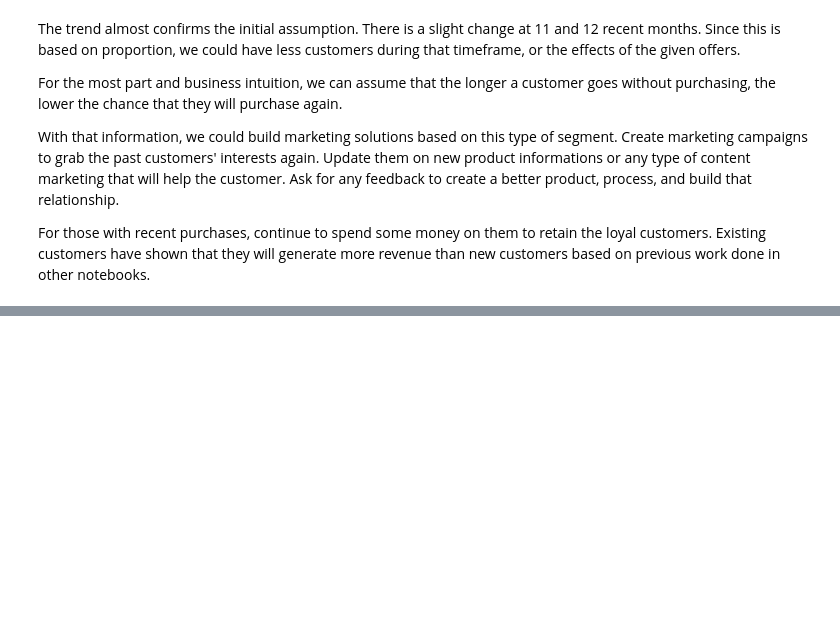
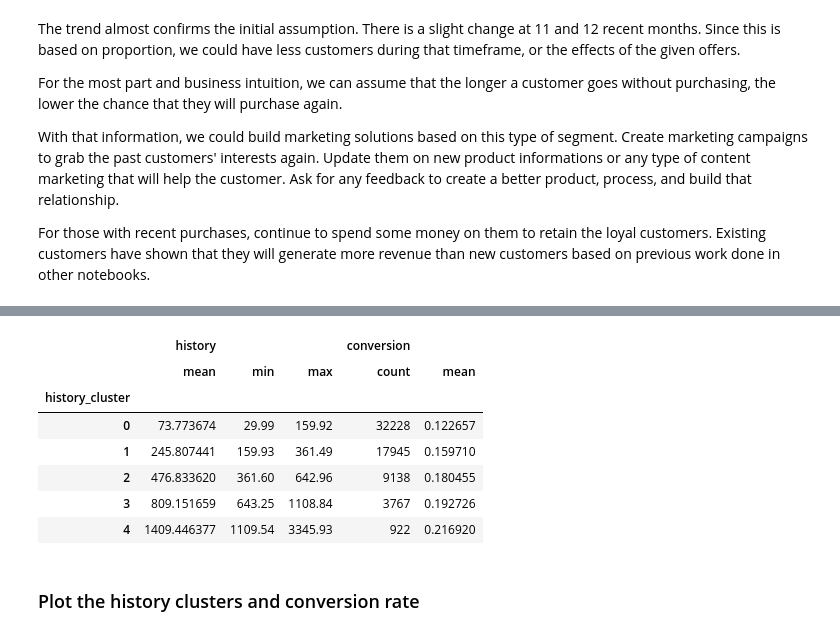
Before and after one commit to davidtnly/MachineLearning, a Jupyter notebook: 29-market-response-models.ipynb, the cells around one changed output, grey strips where cells are left out. Cells and saved outputs as stored; diff of their text form; code cells hidden in the pictures; blank space fills up the shorter version.

```diff
--- a/29-market-response-models.ipynb
+++ b/29-market-response-models.ipynb
@@ -427,0 +472,25 @@ For those with recent purchases, continue to spend some money on them to retain
+# %%
+# Kmeans
+kmeans = KMeans(n_clusters=5)
+kmeans.fit(data[['history']])
+
+# Predict
+data['history_cluster'] = kmeans.predict(data[['history']])
+# %%
+# Order cluster
+data = order_cluster('history_cluster', 'history', data, True)
+# %%
+# Check
+data.groupby('history_cluster').agg({'history': ['mean', 'min', 'max'],
+                                     'conversion': ['count', 'mean']})
+# %% [output]
+|  | history |  |  | conversion |  |
+|  | mean | min | max | count | mean |
+| history_cluster |  |  |  |  |  |
+| 0 | 73.773674 | 29.99 | 159.92 | 32228 | 0.122657 |
+| 1 | 245.807441 | 159.93 | 361.49 | 17945 | 0.159710 |
+| 2 | 476.833620 | 361.60 | 642.96 | 9138 | 0.180455 |
+| 3 | 809.151659 | 643.25 | 1108.84 | 3767 | 0.192726 |
+| 4 | 1409.446377 | 1109.54 | 3345.93 | 922 | 0.216920 |
+# %% [markdown]
+### Plot the history clusters and conversion rate
```
Also changed, not shown: parts of 55 cells of this notebook, 2 other files.
